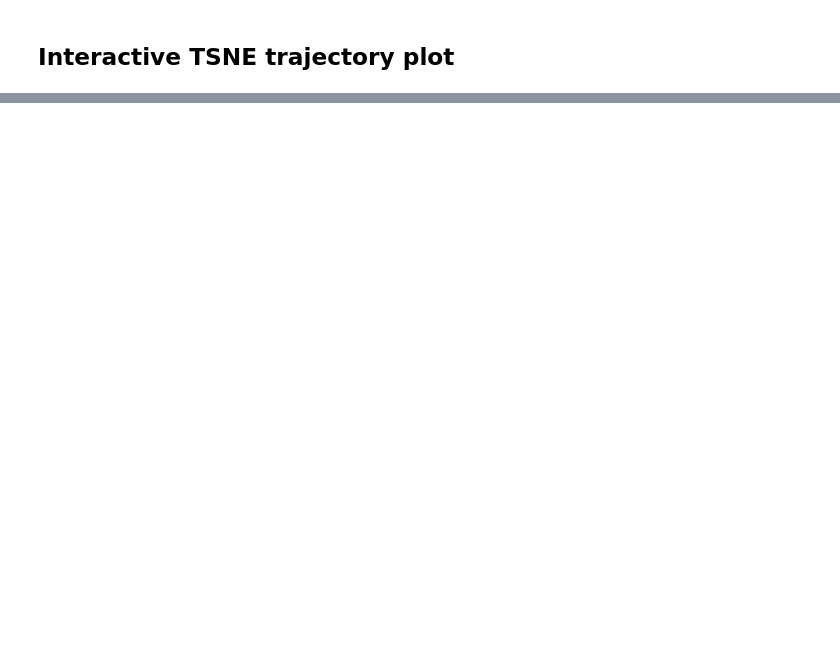
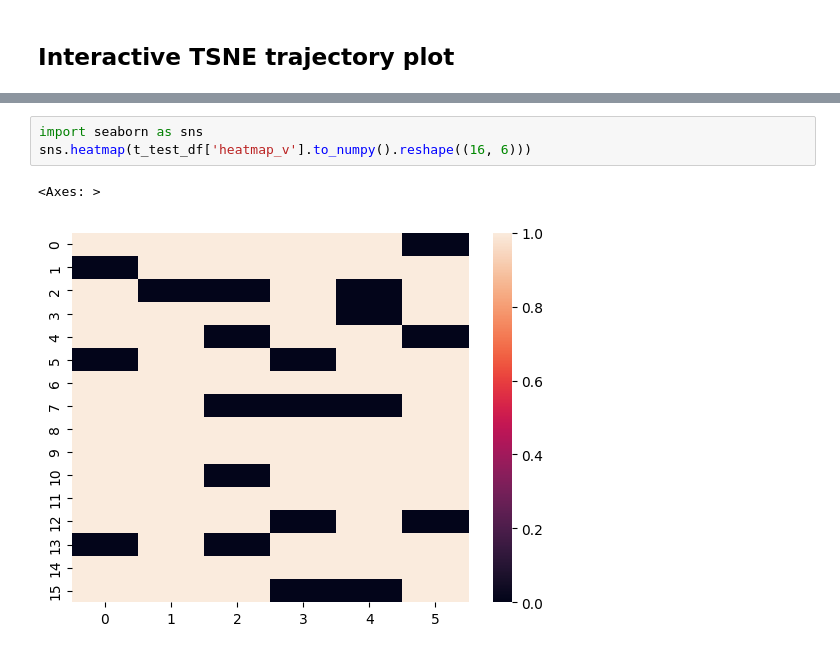
Before and after one commit to tunajaw/3Phenotype, a Jupyter notebook: analysis/analysis.ipynb, the cells around one changed output, grey strips where cells are left out. Cells and saved outputs as stored; diff of their text form; blank space fills up the shorter version.

```diff
--- a/analysis/analysis.ipynb
+++ b/analysis/analysis.ipynb
@@ -117,0 +150,6 @@ np.max(idcode)
+# %%
+import seaborn as sns
+sns.heatmap(t_test_df['heatmap_v'].to_numpy().reshape((16, 6)))
+# %% [output]
+<Axes: >
+[figure, added]
```
Also changed, not shown: parts of 26 cells of this notebook, 13 other files.
